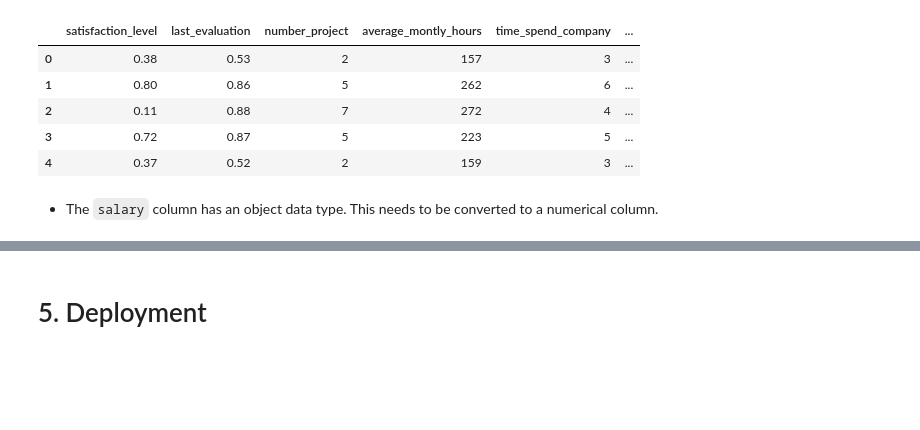
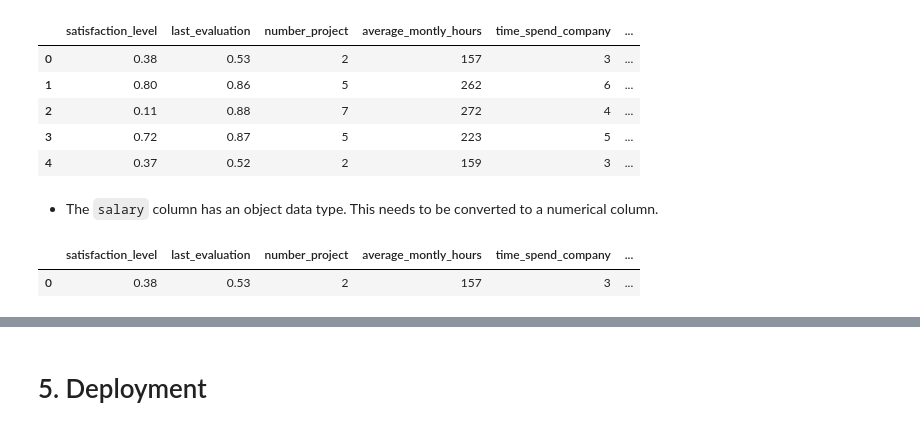
Before and after one commit to Mercy-Njambi/Employee-Churn, a Jupyter notebook: data/notebooks/analysis.ipynb, the cells around one changed output, grey strips where cells are left out. Saved outputs shown, nothing was run; the diff lists cells and outputs as text; code cells hidden in the pictures; blank space fills up the shorter version.

```diff
--- a/data/notebooks/analysis.ipynb
+++ b/data/notebooks/analysis.ipynb
@@ -646,3 +645,22 @@ df.head()
 | 4 | 0.37 | 0.52 | 2 | 159 | 3 | ... |
 # %% [markdown]
 - The `salary` column has an object data type. This needs to be converted to a numerical column.
+# %%
+# insantiating label encoder
+
+labelencod = LabelEncoder()
+# %%
+# encoding the `salary` column
+
+df['salary'] =labelencod.fit_transform(df['salary'])
+# %%
+# converting the `salary` column to category
+
+df['salary'] = df['salary'].astype('category')
+# %%
+# previewing the dataframe
+
+df.head(1)
+# %% [output]
+|  | satisfaction_level | last_evaluation | number_project | average_montly_hours | time_spend_company | ... |
+| 0 | 0.38 | 0.53 | 2 | 157 | 3 | ... |
```
Also changed, not shown: parts of 8 cells of this notebook.
